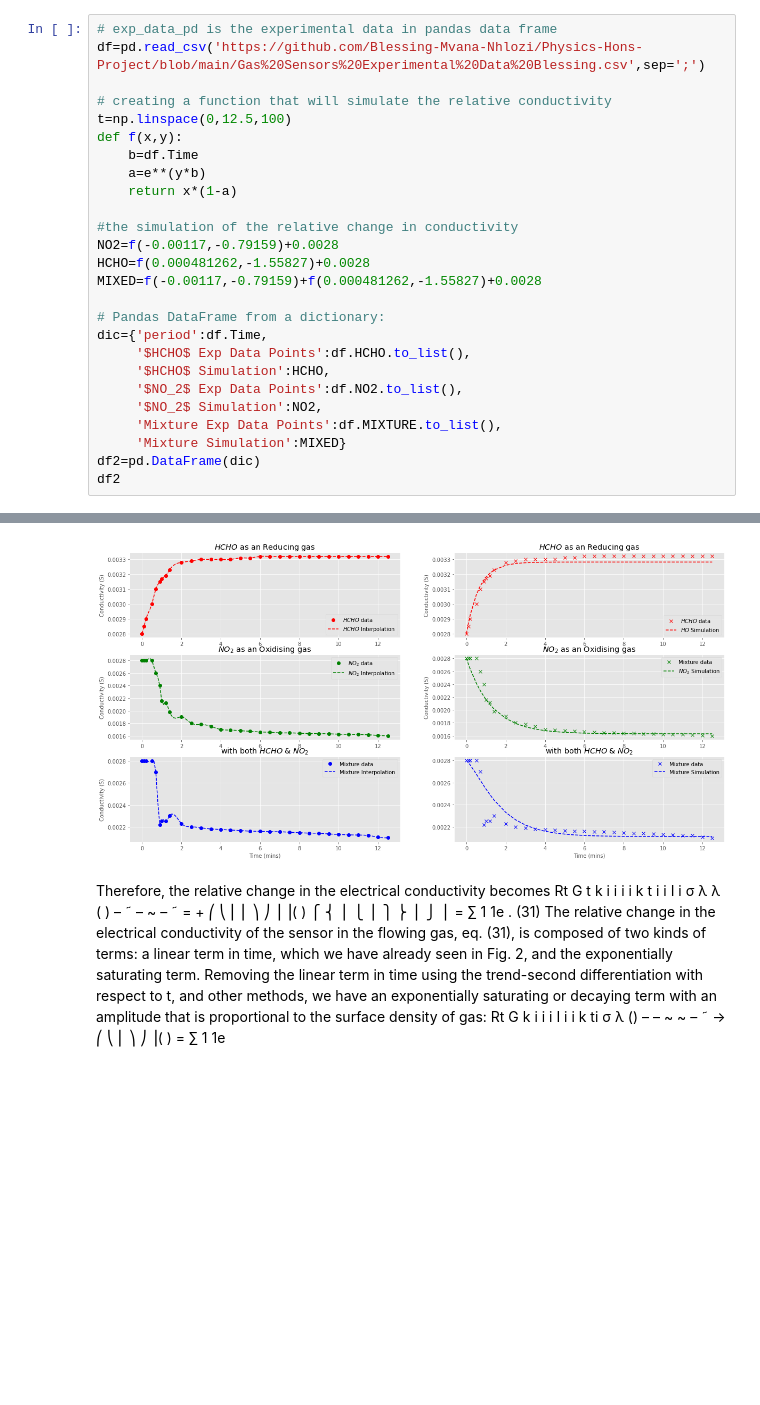
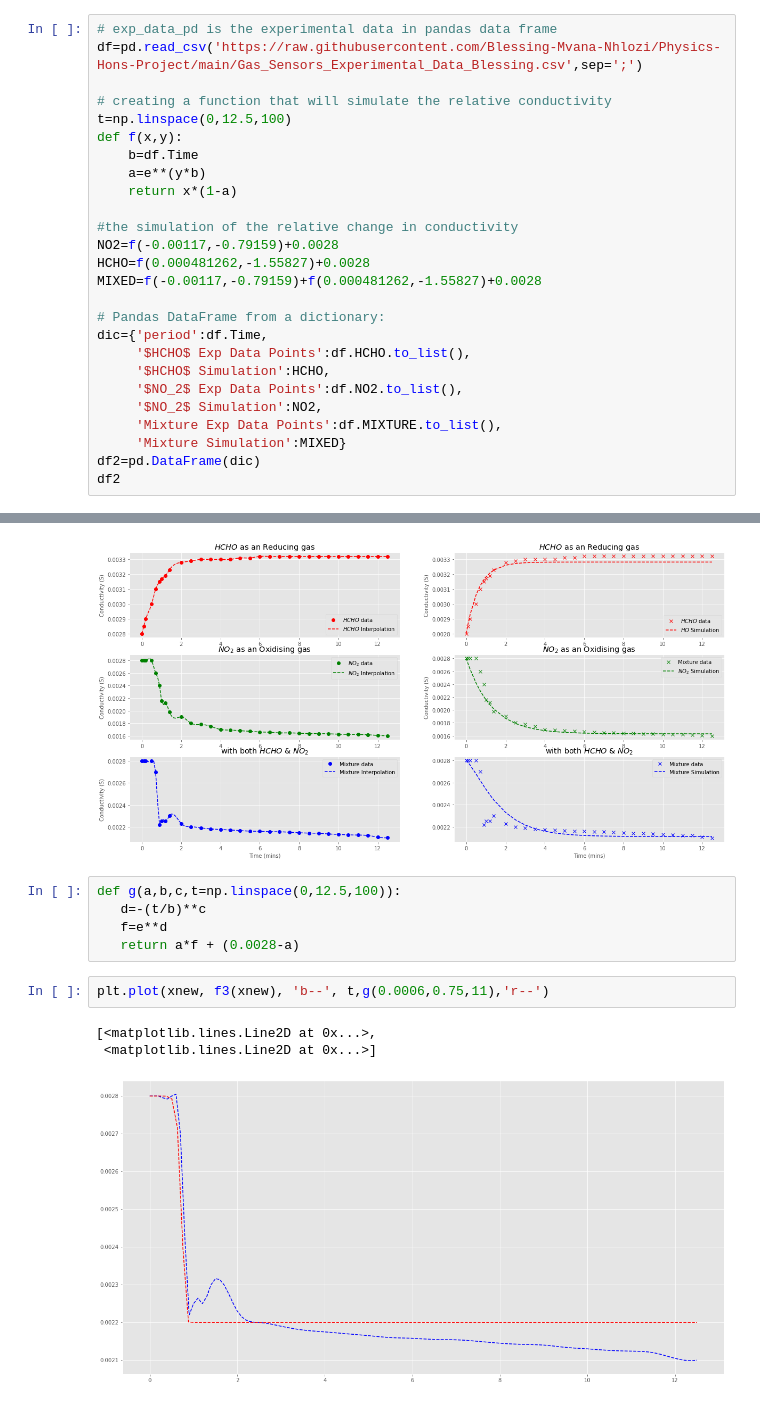
Before and after one commit to Blessing-Mvana-Nhlozi/Physics-Hons-Project, a Jupyter notebook: Gas_Sensor_Conductivity_Simulation.ipynb, the cells around one changed output, grey strips where cells are left out. Saved outputs shown, nothing was run; the diff lists cells and outputs as text; blank space fills up the shorter version.

```diff
--- a/Gas_Sensor_Conductivity_Simulation.ipynb
+++ b/Gas_Sensor_Conductivity_Simulation.ipynb
@@ -21,6 +21,6 @@ Populating the interactive namespace from numpy and matplotlib
 # %%
 # exp_data_pd is the experimental data in pandas data frame
-df=pd.read_csv('https://github.com/Blessing-Mvana-Nhlozi/Physics-Hons-Project/blob/main/Gas%20Sensors%20Experimental%20Data%20Blessing.csv',sep=';')
+df=pd.read_csv('https://raw.githubusercontent.com/Blessing-Mvana-Nhlozi/Physics-Hons-Project/main/Gas_Sensors_Experimental_Data_Blessing.csv',sep=';')
 
 # creating a function that will simulate the relative conductivity
 t=np.linspace(0,12.5,100)
@@ -133,58 +133,14 @@ plt.title('with both $HCHO$ & $NO_2$')
 plt.show()
 # %% [output]
 [figure]
-# %% [markdown]
-Therefore, the relative change in the electrical conductivity becomes
-Rt G t
-k
-i i
-i
-i
-k t
-i i
-I i
-σ λ λ ( ) –
-˜
-– ~ – ˜
-= +
-⎛
-⎝
-⎜
-⎜
-⎞
-⎠
-⎟
-⎟( ) ⎧
-⎨
-⎪
-⎩
-⎪
-⎫
-⎬
-⎪
-⎭
-⎪ =
-∑ 1 1e . (31)
-The relative change in the electrical conductivity of the sensor in the flowing gas, eq.
-(31), is composed of two kinds of terms: a linear term in time, which we have already seen
-in Fig. 2, and the exponentially saturating term. Removing the linear term in time using the
-trend-second differentiation with respect to t, and other methods, we have an exponentially
-saturating or decaying term with an amplitude that is proportional to the surface density of
-gas:
-Rt G
-k i
-i i
-I i
-i
-k ti
-σ
-λ () – – ~
-~
-– ˜
-→ ⎛
-⎝
-⎜
-⎞
-⎠
-⎟( ) =
-∑ 1 1e
+# %%
+def g(a,b,c,t=np.linspace(0,12.5,100)):
+   d=-(t/b)**c
+   f=e**d
+   return a*f + (0.0028-a)
+# %%
+plt.plot(xnew, f3(xnew), 'b--', t,g(0.0006,0.75,11),'r--')
+# %% [output]
+[<matplotlib.lines.Line2D at 0x...>,
+ <matplotlib.lines.Line2D at 0x...>]
+[figure, added]
```
Also changed, not shown: parts of 2 cells of this notebook.
